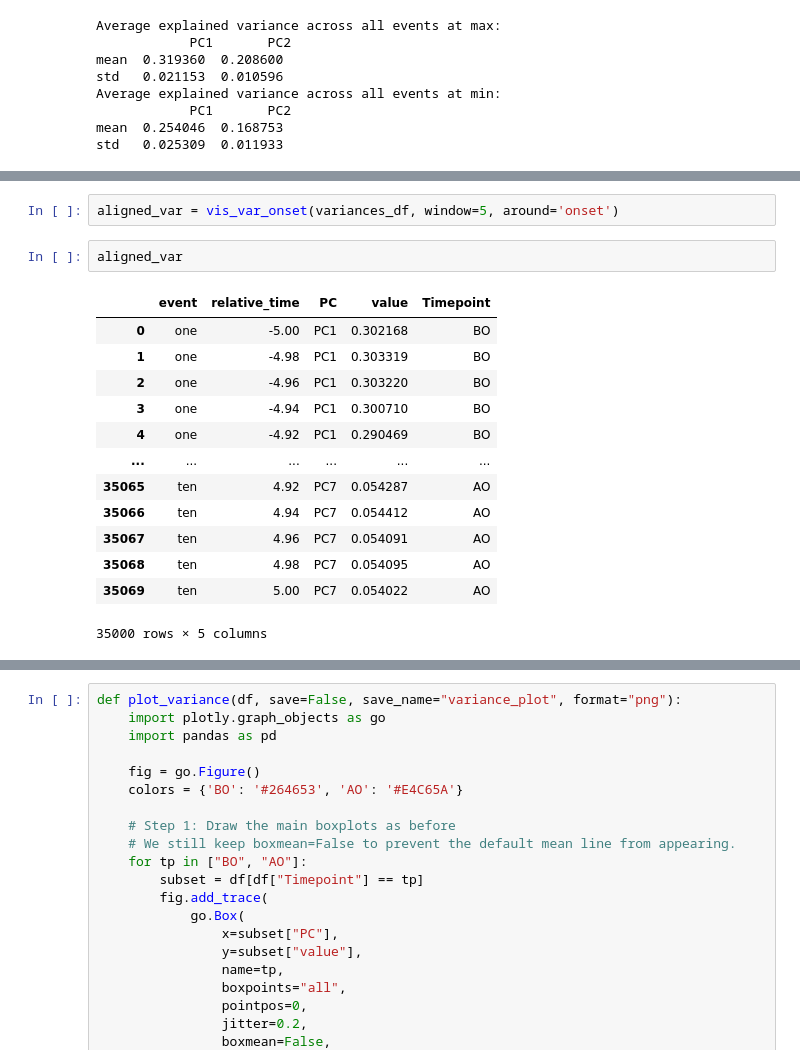
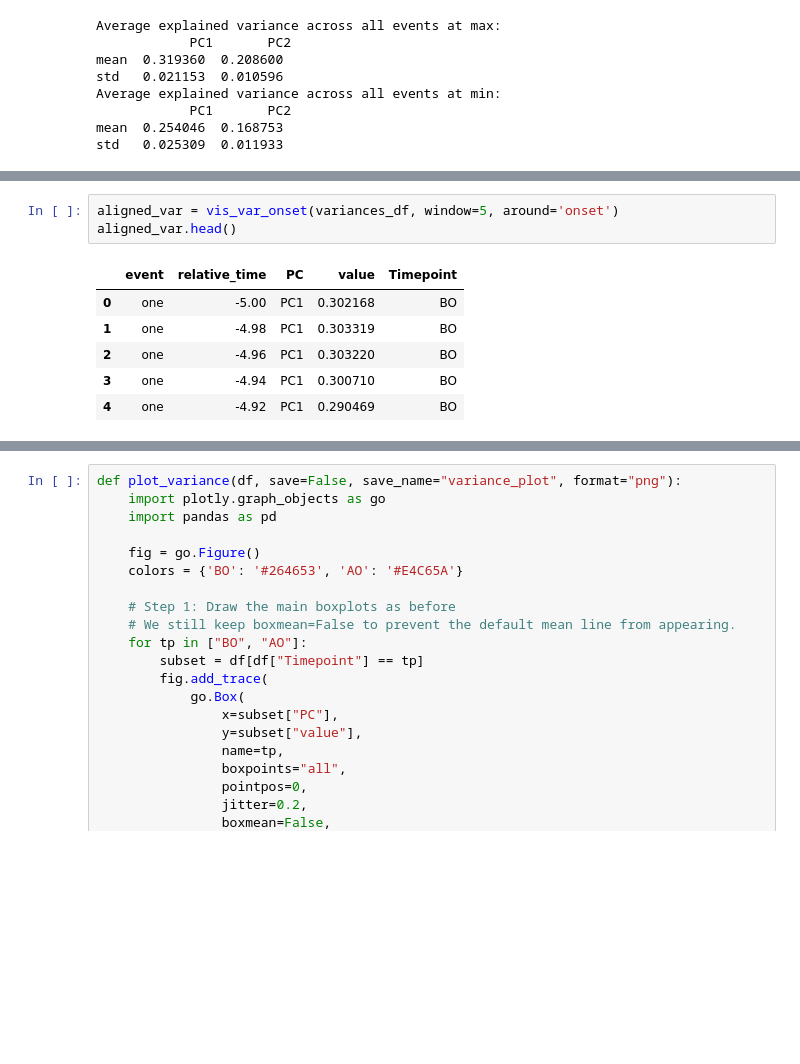
Before and after one commit to JohnMadrid/pca-driving-behavior, a Jupyter notebook: 3_variance_analysis.ipynb, the cells around one changed output, grey strips where cells are left out. Drawn from its saved outputs; the diff is of its cells as text; blank space fills up the shorter version.

```diff
--- a/3_variance_analysis.ipynb
+++ b/3_variance_analysis.ipynb
@@ -480,21 +867,13 @@ def vis_var_onset(variances_df: pd.DataFrame,
     return aligned_df
 # %%
 aligned_var = vis_var_onset(variances_df, window=5, around='onset')
+aligned_var.head()
+# %% [output]
+|  | event | relative_time | PC | value | Timepoint |
+| 0 | one | -5.00 | PC1 | 0.302168 | BO |
+| 1 | one | -4.98 | PC1 | 0.303319 | BO |
+| 2 | one | -4.96 | PC1 | 0.303220 | BO |
+| 3 | one | -4.94 | PC1 | 0.300710 | BO |
+| 4 | one | -4.92 | PC1 | 0.290469 | BO |
-# %%
-aligned_var
-# %% [output]
-|  | event | relative_time | PC | value | Timepoint |
-| 0 | one | -5.00 | PC1 | 0.302168 | BO |
-| 1 | one | -4.98 | PC1 | 0.303319 | BO |
-| 2 | one | -4.96 | PC1 | 0.303220 | BO |
-| 3 | one | -4.94 | PC1 | 0.300710 | BO |
-| 4 | one | -4.92 | PC1 | 0.290469 | BO |
-| ... | ... | ... | ... | ... | ... |
-| 35065 | ten | 4.92 | PC7 | 0.054287 | AO |
-| 35066 | ten | 4.94 | PC7 | 0.054412 | AO |
-| 35067 | ten | 4.96 | PC7 | 0.054091 | AO |
-| 35068 | ten | 4.98 | PC7 | 0.054095 | AO |
-| 35069 | ten | 5.00 | PC7 | 0.054022 | AO |
-35000 rows × 5 columns
 # %%
 mean_by_event_pc = aligned_var.groupby(['event', 'PC','Timepoint'])['value'].mean().reset_index()
```
Also changed, not shown: parts of 17 cells of this notebook.
